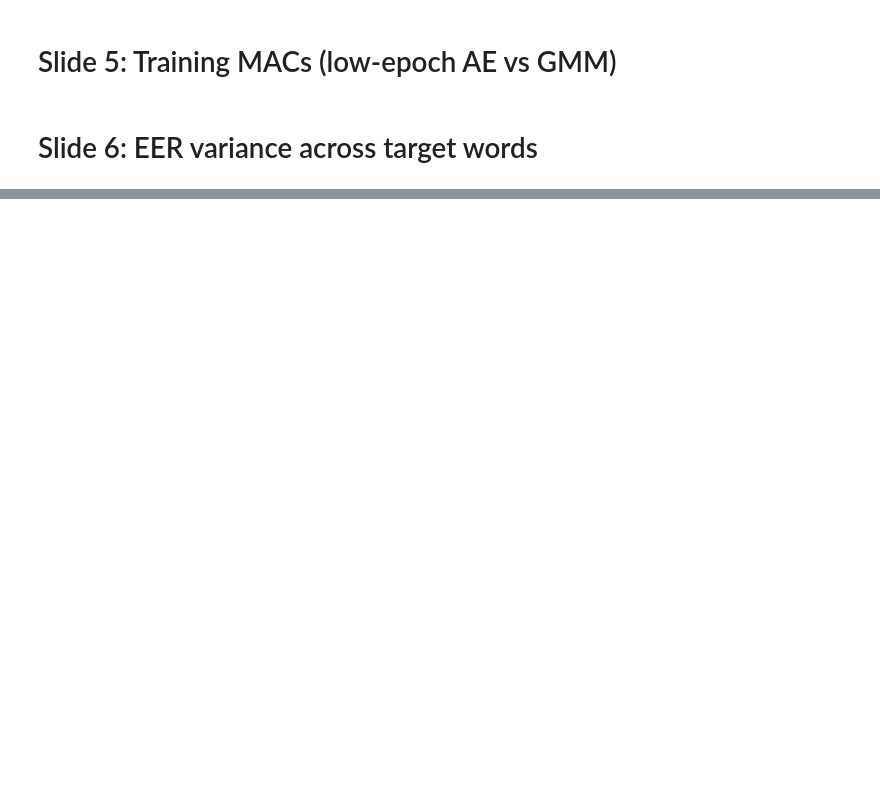
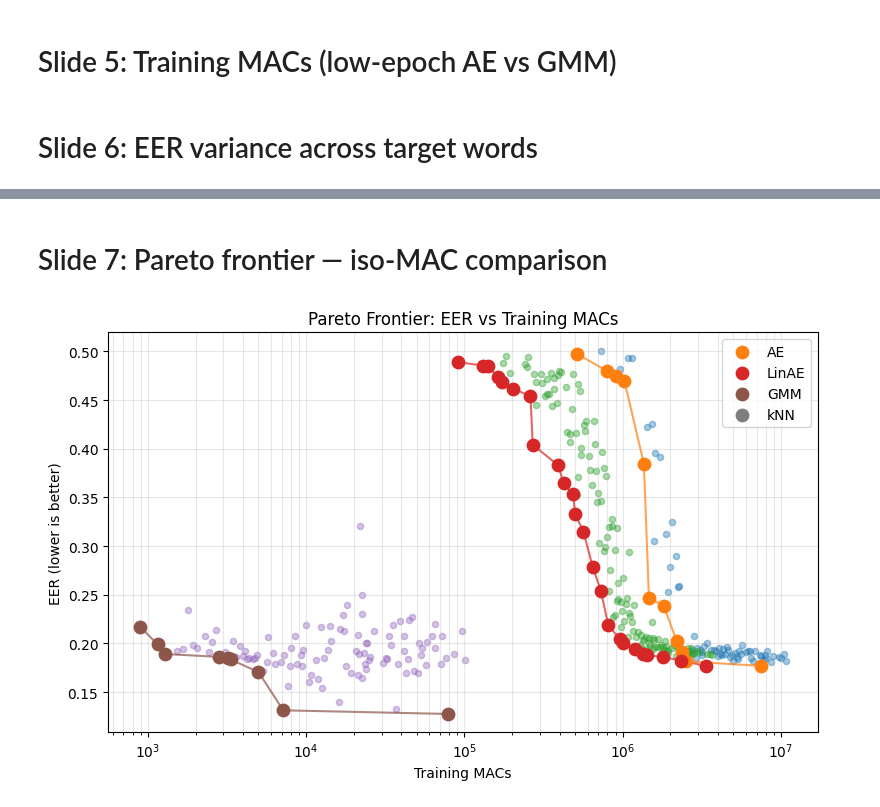
Before and after one commit to albertobasaglia/tinygmm-thesis, a Jupyter notebook: src/compare/plots.ipynb, the cells around one changed output, grey strips where cells are left out. Drawn from its saved outputs; the diff is of its cells as text; code cells hidden in the pictures; blank space fills up the shorter version.

```diff
--- a/src/compare/plots.ipynb
+++ b/src/compare/plots.ipynb
@@ -138,0 +155,16 @@ plt.show()
+# %% [markdown]
+# Slide 7: Pareto frontier — iso-MAC comparison
+# %%
+from compare.plots import plot_pareto
+
+pareto_lines = [
+    ("AE",      {"p_adapter": "AutoencoderAdapter"}),
+    ("LinAE",   {"p_adapter": "LinearAEAdapter"}),
+    ("GMM",     {"p_adapter": "GMMAdapter"}),
+    ("kNN",     {"p_adapter": "KNNAdapter"}),
+]
+
+plot_pareto(df, lines=pareto_lines)
+plt.show()
+# %% [output]
+[figure, added]
```
Also changed, not shown: parts of 8 cells of this notebook, 2 other files.
